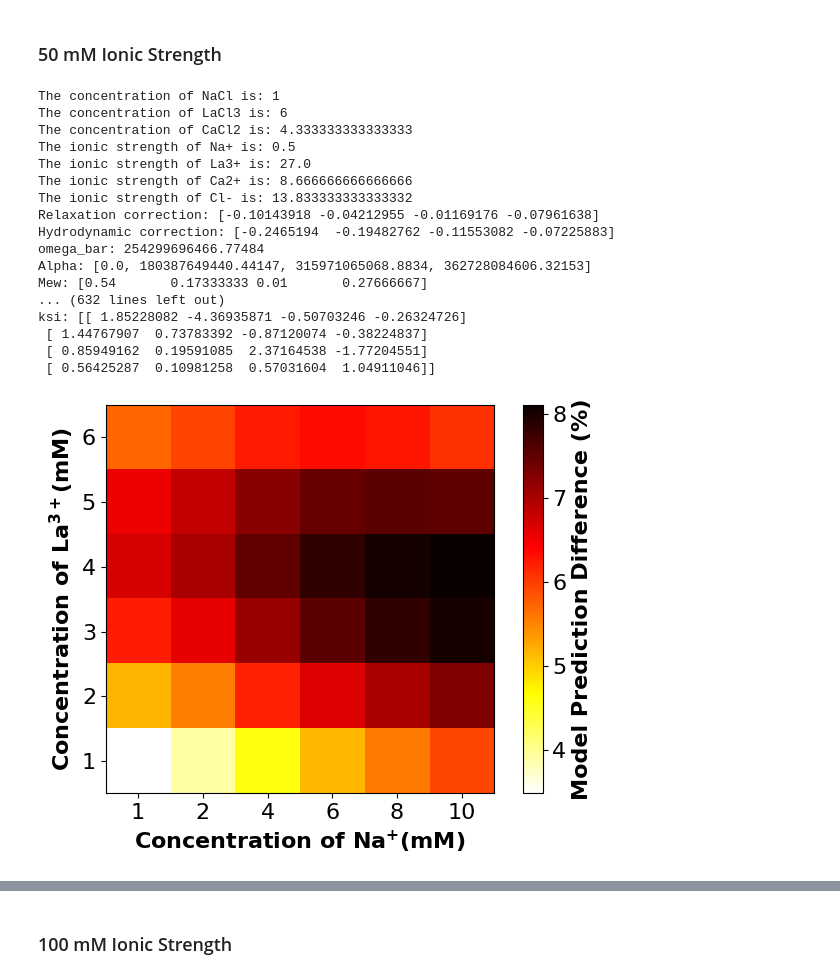
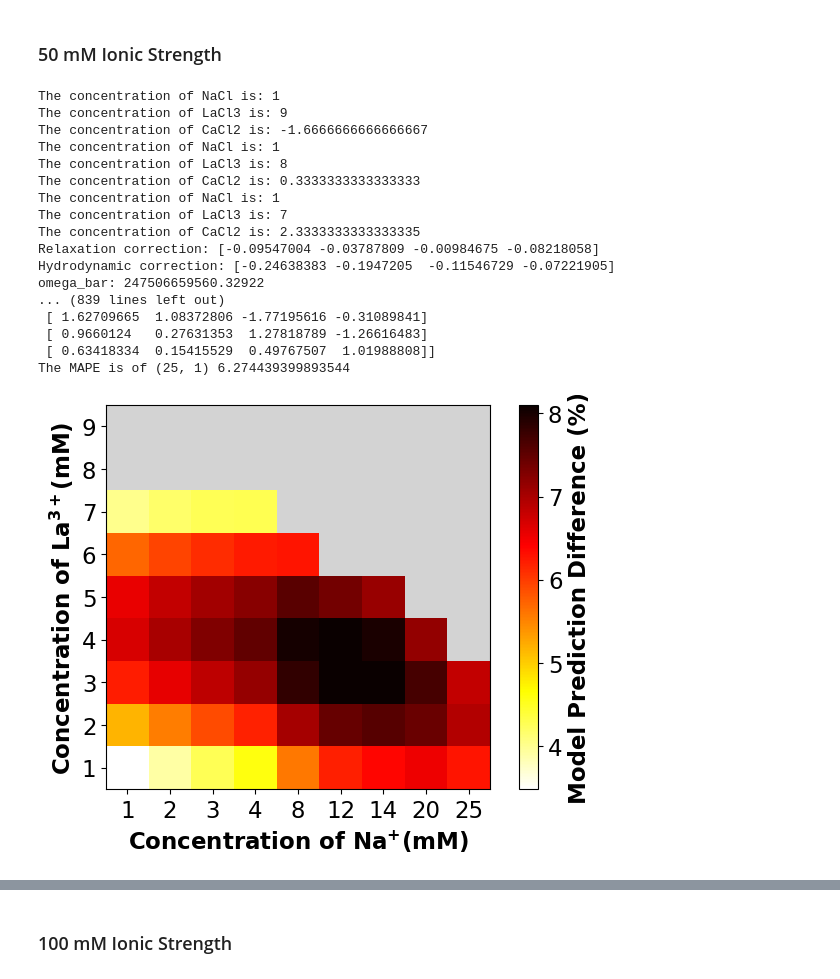
Before and after one commit to dowlinglab/salts-conductivity-modelling, a Jupyter notebook: Three-salt-experiments.ipynb, the cells around one changed output, grey strips where cells are left out. Drawn from its saved outputs; the diff is of its cells as text; code cells hidden in the pictures.

```diff
--- a/Three-salt-experiments.ipynb
+++ b/Three-salt-experiments.ipynb
@@ -377,28 +436,30 @@ def plot_heatmap(data, y_label, x_label, colorbar_label, figure_name):
 # %%
 # desired ionic strength in mM
 ionic_strength_50 = 50
 
 # cation concentration in mM
-na_50 = [1, 2, 4, 6, 8, 10]
-la_50 = [6, 5, 4, 3, 2, 1]
+# na_50 = [1, 2, 4, 6, 8, 10]
+# la_50 = [6, 5, 4, 3, 2, 1]
+na_50 = [1, 2, 3, 4, 8, 12, 14, 20, 25]
+la_50 = [9, 8, 7, 6, 5, 4, 3, 2, 1]
 
 three_salts_conc(la_50, na_50, ionic_strength_50, "ionic_str_50")
 # %% [output]
 The concentration of NaCl is: 1
-The concentration of LaCl3 is: 6
-The concentration of CaCl2 is: 4.333333333333333
-The ionic strength of Na+ is: 0.5
-The ionic strength of La3+ is: 27.0
-The ionic strength of Ca2+ is: 8.666666666666666
-The ionic strength of Cl- is: 13.833333333333332
-Relaxation correction: [-0.10143918 -0.04212955 -0.01169176 -0.07961638]
-Hydrodynamic correction: [-0.2465194  -0.19482762 -0.11553082 -0.07225883]
-omega_bar: 254299696466.77484
-Alpha: [0.0, 180387649440.44147, 315971065068.8834, 362728084606.32153]
-Mew: [0.54       0.17333333 0.01       0.27666667]
-... (632 lines left out)
-ksi: [[ 1.85228082 -4.36935871 -0.50703246 -0.26324726]
- [ 1.44767907  0.73783392 -0.87120074 -0.38224837]
- [ 0.85949162  0.19591085  2.37164538 -1.77204551]
- [ 0.56425287  0.10981258  0.57031604  1.04911046]]
+The concentration of LaCl3 is: 9
+The concentration of CaCl2 is: -1.6666666666666667
+The concentration of NaCl is: 1
+The concentration of LaCl3 is: 8
+The concentration of CaCl2 is: 0.3333333333333333
+The concentration of NaCl is: 1
+The concentration of LaCl3 is: 7
+The concentration of CaCl2 is: 2.3333333333333335
+Relaxation correction: [-0.09547004 -0.03787809 -0.00984675 -0.08218058]
+Hydrodynamic correction: [-0.24638383 -0.1947205  -0.11546729 -0.07221905]
+omega_bar: 247506659560.32922
+... (839 lines left out)
+ [ 1.62709665  1.08372806 -1.77195616 -0.31089841]
+ [ 0.9660124   0.27631353  1.27818789 -1.26616483]
+ [ 0.63418334  0.15415529  0.49767507  1.01988808]]
+The MAPE is of (25, 1) 6.274439399893544
-[figure, old version]
+[figure, new version]
```
Also changed, not shown: parts of 9 cells of this notebook, 13 other files.
